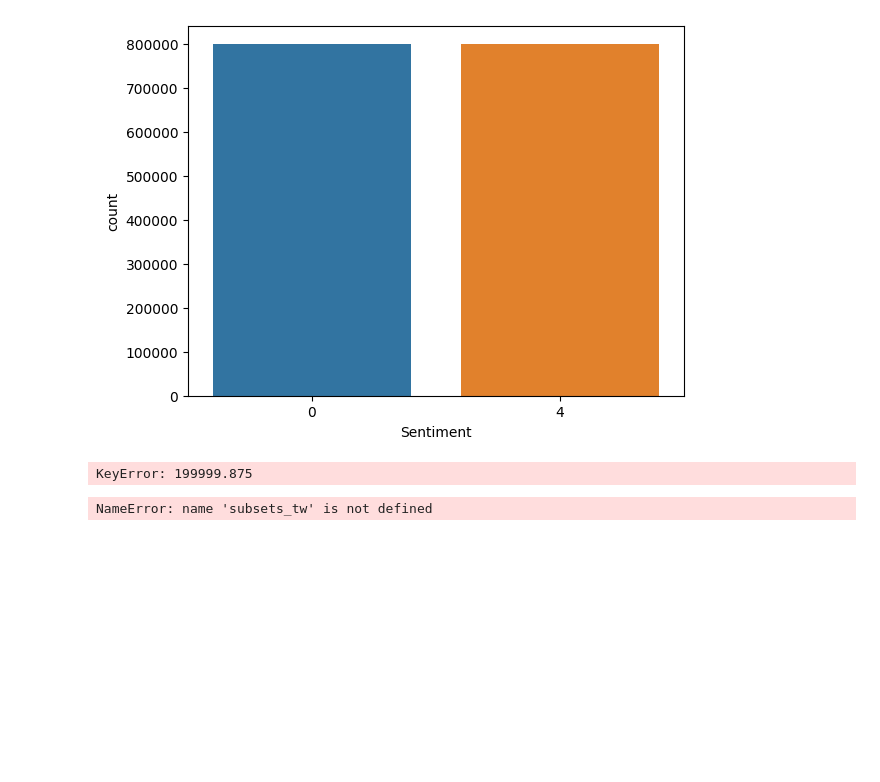
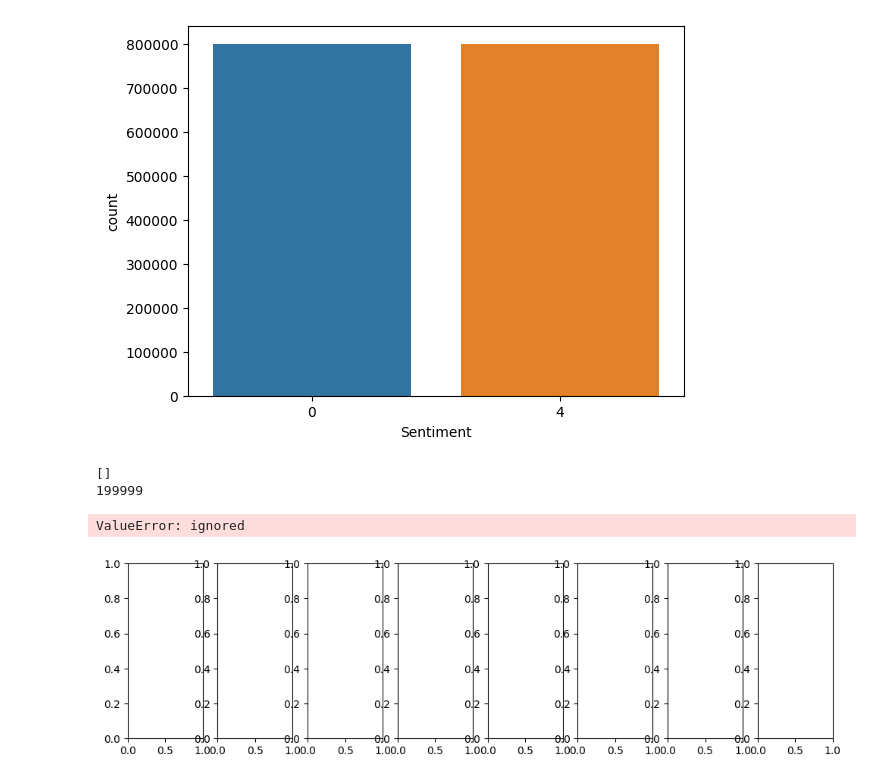
Before and after one commit to nklsKrmnn/LSC_Sentiment_Analysis, a Jupyter notebook: notebooks/ExploratoryDataAnalysis.ipynb, the cells around one changed output. Saved outputs shown, nothing was run; the diff lists cells and outputs as text; code cells hidden in the pictures; blank space fills up the shorter version.

```diff
--- a/notebooks/ExploratoryDataAnalysis.ipynb
+++ b/notebooks/ExploratoryDataAnalysis.ipynb
@@ -201,8 +201,8 @@ import sklearn
 import pandas as pd
 import seaborn as sns
 # %%
-with open("../data/tweets.csv") as csvdatei:
-    dataset_tw = pd.read_csv(csvdatei, delimiter=',')
+with open("./data/tweets.csv",encoding='latin_1', errors= 'ignore') as csvdatei:
+  dataset_tw = pd.read_csv(csvdatei, delimiter=',')
 # %%
 dataset_tw.info()
 # %% [output]
@@ -281,8 +281,10 @@ def dataset_split(dataset: pd.DataFrame, n: int):
     :param n: Anzahl der Subset, in die gesplittet werden soll
     :return: Subsets
     """
-    set_size = dataset.shape[0]/n
+    set_size = int(dataset.shape[0]/n)
     subsets = []
+    print(subsets)
+    print(set_size)
     for _ in range(n):
         subsets.append(dataset.loc[_*set_size:(_+1)*set_size, :])
     return subsets
@@ -300,13 +302,16 @@ def save_dataset(dataset, name, path):
 # %%
 subsets_tw = dataset_split(dataset_tw, 8)
 
 fig, axes = plt.subplots(1, len(subsets_tw), figsize=(12,3))
 for _, ax in enumerate(axes):
-    sns.countplot(x='Sentiment', data=subsets_tw[_], ax=ax)
+    sns.countplot(x='Sentiment', data=subsets_tw[_], ax=ax, palette=['r'])
     if (_ > 0):
         ax.get_yaxis().set_visible(False)
 # %% [output]
-KeyError: 199999.875
+[]
+199999
+ValueError: ignored
+[figure, added]
 # %%
 # Zusammenfügen gesamttrainingsset
 trainset_complete_tw = pd.concat(subsets_tw[:6])
@@ -322,5 +327,3 @@ save_dataset(subsets_tw[5], "Trainset_6.csv", dir_path)
 save_dataset(trainset_complete_tw, "Trainset_complete.csv", dir_path)
 save_dataset(subsets_tw[6], "Evaluationset.csv", dir_path)
 save_dataset(subsets_tw[7], "Testset.csv", dir_path)
-# %% [output]
-NameError: name 'subsets_tw' is not defined
```
Also changed, not shown: parts of 5 cells of this notebook.
